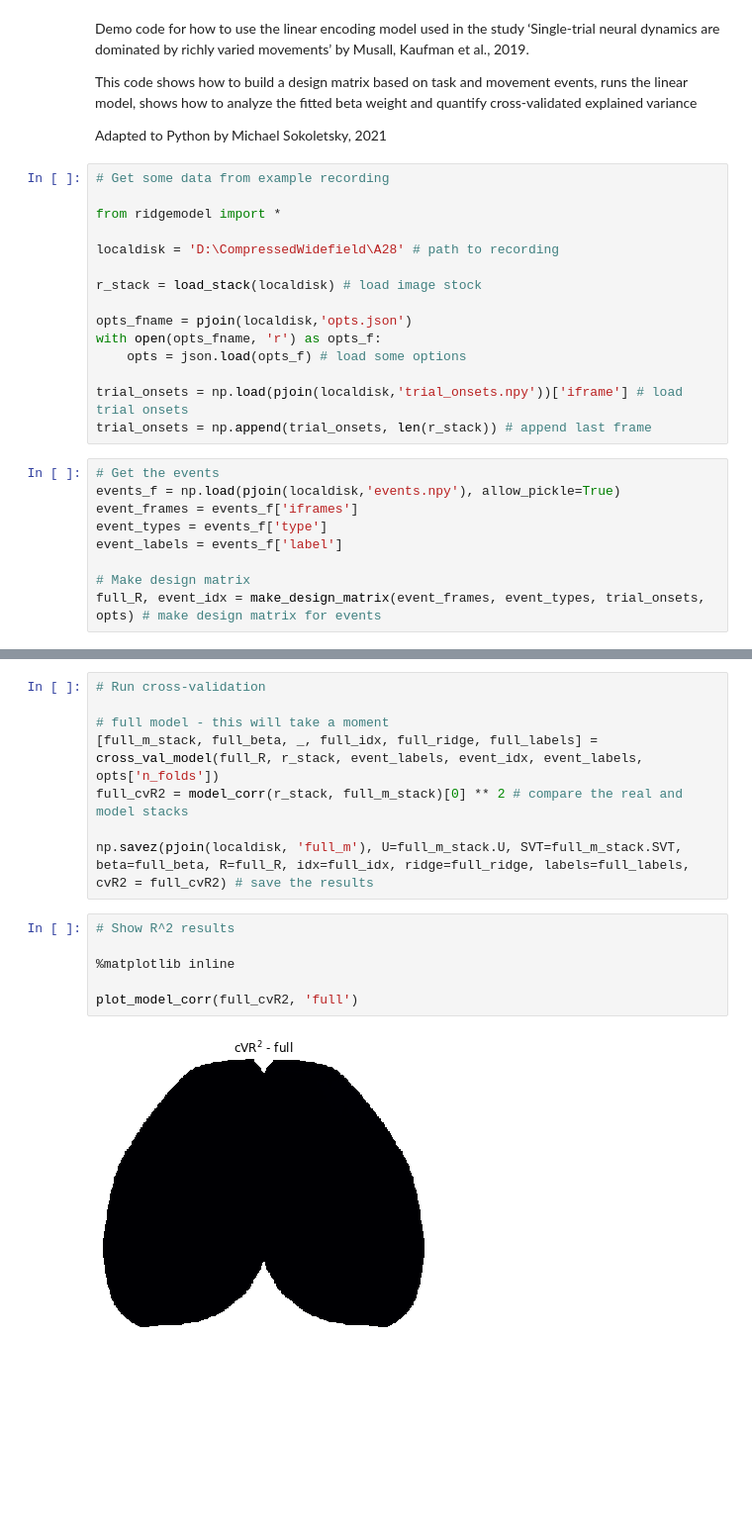
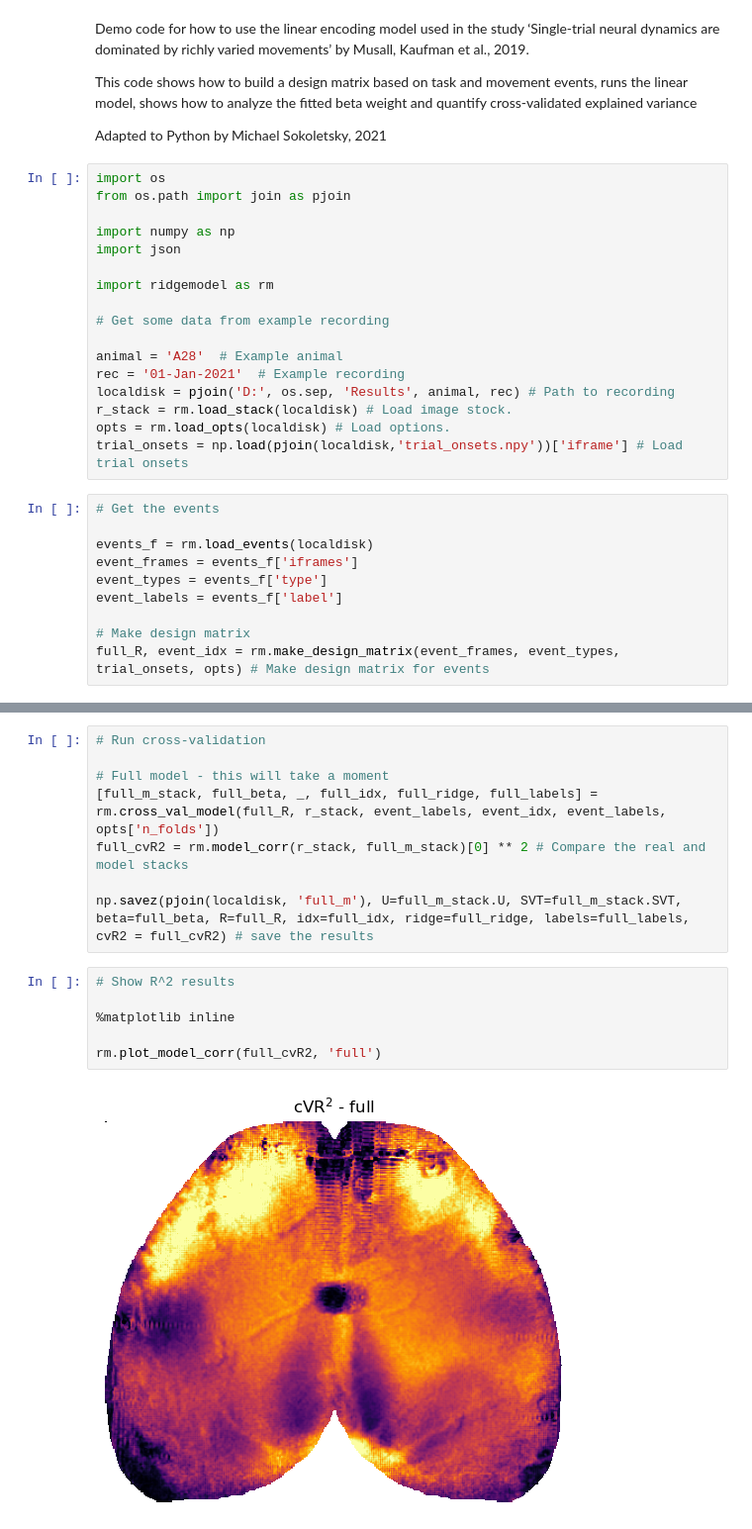
Before and after one commit to msokolet/ridgemodel, a Jupyter notebook: notebooks/tutorial.ipynb, the cells around one changed output, grey strips where cells are left out. Shown at 99% size. Saved outputs shown, nothing was run; the diff lists cells and outputs as text; blank space fills up the shorter version.

```diff
--- a/notebooks/tutorial.ipynb
+++ b/notebooks/tutorial.ipynb
@@ -11,29 +11,32 @@ and quantify cross-validated explained variance
 
 Adapted to Python by Michael Sokoletsky, 2021
 # %%
+import os
+from os.path import join as pjoin
+
+import numpy as np
+import json
+
+import ridgemodel as rm
+
 # Get some data from example recording
 
-from ridgemodel import *
-
-localdisk = 'D:\CompressedWidefield\A28' # path to recording
-
-r_stack = load_stack(localdisk) # load image stock
-
-opts_fname = pjoin(localdisk,'opts.json')
-with open(opts_fname, 'r') as opts_f:
-    opts = json.load(opts_f) # load some options
-
-trial_onsets = np.load(pjoin(localdisk,'trial_onsets.npy'))['iframe'] # load trial onsets
-trial_onsets = np.append(trial_onsets, len(r_stack)) # append last frame
+animal = 'A28'  # Example animal
+rec = '01-Jan-2021'  # Example recording
+localdisk = pjoin('D:', os.sep, 'Results', animal, rec) # Path to recording
+r_stack = rm.load_stack(localdisk) # Load image stock.
+opts = rm.load_opts(localdisk) # Load options.
+trial_onsets = np.load(pjoin(localdisk,'trial_onsets.npy'))['iframe'] # Load trial onsets
 # %%
 # Get the events
-events_f = np.load(pjoin(localdisk,'events.npy'), allow_pickle=True)
+
+events_f = rm.load_events(localdisk)
 event_frames = events_f['iframes']
 event_types = events_f['type']
 event_labels = events_f['label']
 
 # Make design matrix
-full_R, event_idx = make_design_matrix(event_frames, event_types, trial_onsets, opts) # make design matrix for events
+full_R, event_idx = rm.make_design_matrix(event_frames, event_types, trial_onsets, opts) # Make design matrix for events
 # %%
 # Run QR and check for rank-defficiency. This will show whether a given regressor is highly collinear with other regressors in the design matrix.
 
@@ -58,16 +61,16 @@ np.savez(pjoin(localdisk, 'design'), full_R=full_R, event_idx=event_idx, event_l
 # %%
 # Run cross-validation
 
-# full model - this will take a moment
-[full_m_stack, full_beta, _, full_idx, full_ridge, full_labels] = cross_val_model(full_R, r_stack, event_labels, event_idx, event_labels, opts['n_folds'])
-full_cvR2 = model_corr(r_stack, full_m_stack)[0] ** 2 # compare the real and model stacks
+# Full model - this will take a moment
+[full_m_stack, full_beta, _, full_idx, full_ridge, full_labels] = rm.cross_val_model(full_R, r_stack, event_labels, event_idx, event_labels, opts['n_folds'])
+full_cvR2 = rm.model_corr(r_stack, full_m_stack)[0] ** 2 # Compare the real and model stacks
 
 np.savez(pjoin(localdisk, 'full_m'), U=full_m_stack.U, SVT=full_m_stack.SVT, beta=full_beta, R=full_R, idx=full_idx, ridge=full_ridge, labels=full_labels, cvR2 = full_cvR2) # save the results
 # %%
 # Show R^2 results
 
 %matplotlib inline
 
-plot_model_corr(full_cvR2, 'full')
+rm.plot_model_corr(full_cvR2, 'full')
 # %% [output]
-[figure, old version]
+[figure, new version]
```
Also changed, not shown: parts of 1 cell of this notebook, 22 other files.
